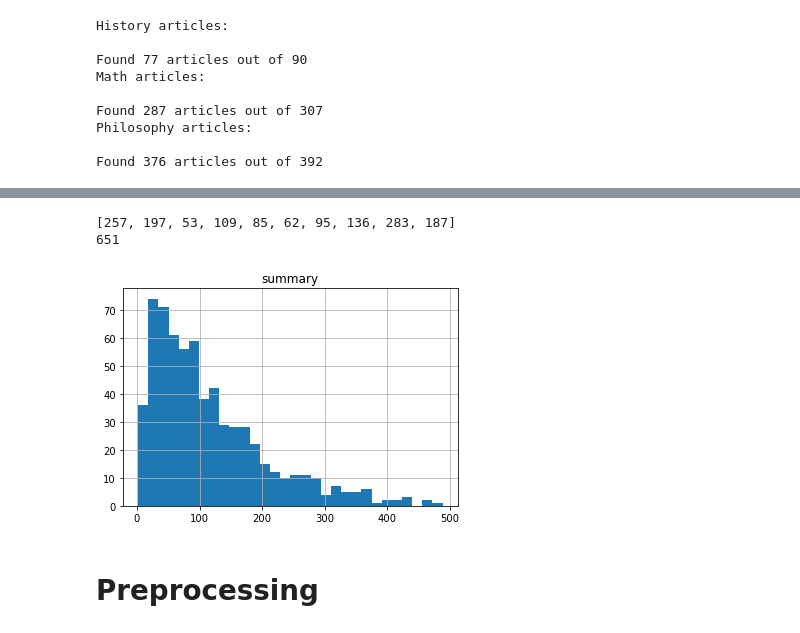
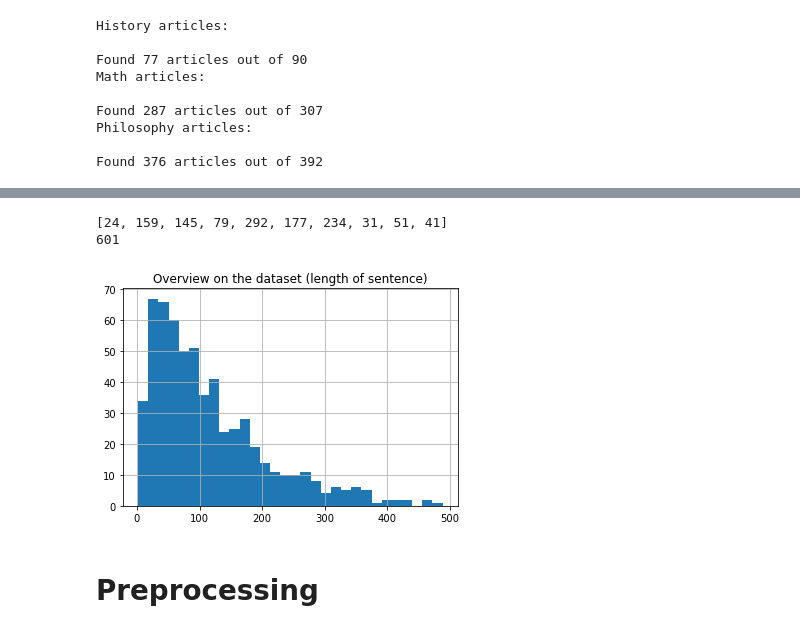
Before and after one commit to yufei118liu/ML-project-new-start, a Jupyter notebook: topic_clustering_Yufei.ipynb, the cells around one changed output, grey strips where cells are left out. Cells and saved outputs as stored; diff of their text form; code cells hidden in the pictures.

```diff
--- a/topic_clustering.ipynb
+++ b/topic_clustering_Yufei.ipynb
@@ -30,8 +30,9 @@ def get_docs(keyword_list):
     for keyword in keyword_list:
         page_py = wiki.page(keyword)
         if page_py.exists():
-            doc_list.append(page_py.summary)
-            title_list.append(page_py.title)
+            if page_py.summary not in doc_list and page_py.title not in title_list:
+                doc_list.append(page_py.summary)
+                title_list.append(page_py.title)
             num_found+=1
     print("Found "+str(num_found)+" articles out of "+str(len(keyword_list)))
     return doc_list, title_list
@@ -189,11 +194,11 @@ np.savez('preprocessed_topic', summary_word2vec = sum_vec, labels = title_list,
 # %%
 print(summary_count[:10])
 
 print(len(summary_overall))
-overview = pd.DataFrame({'summary':summary_count})
+overview = pd.DataFrame({'Overview on the dataset (length of sentence)':summary_count})
 overview.hist(bins=30)
 plt.show()
 # %% [output]
-[257, 197, 53, 109, 85, 62, 95, 136, 283, 187]
-651
+[24, 159, 145, 79, 292, 177, 234, 31, 51, 41]
+601
-[figure, old version]
+[figure, new version]
```
Also changed, not shown: parts of 6 cells of this notebook, 2 other files.
